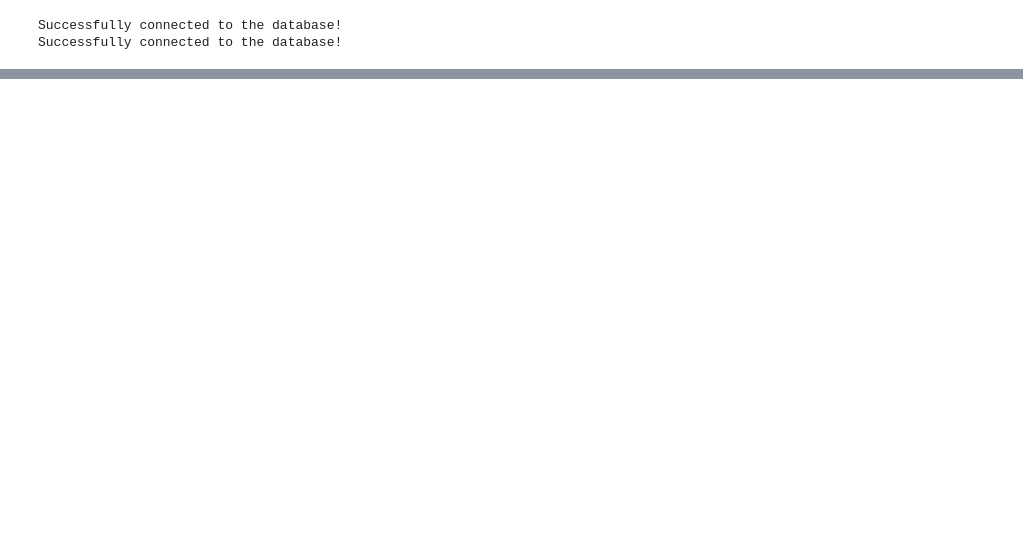
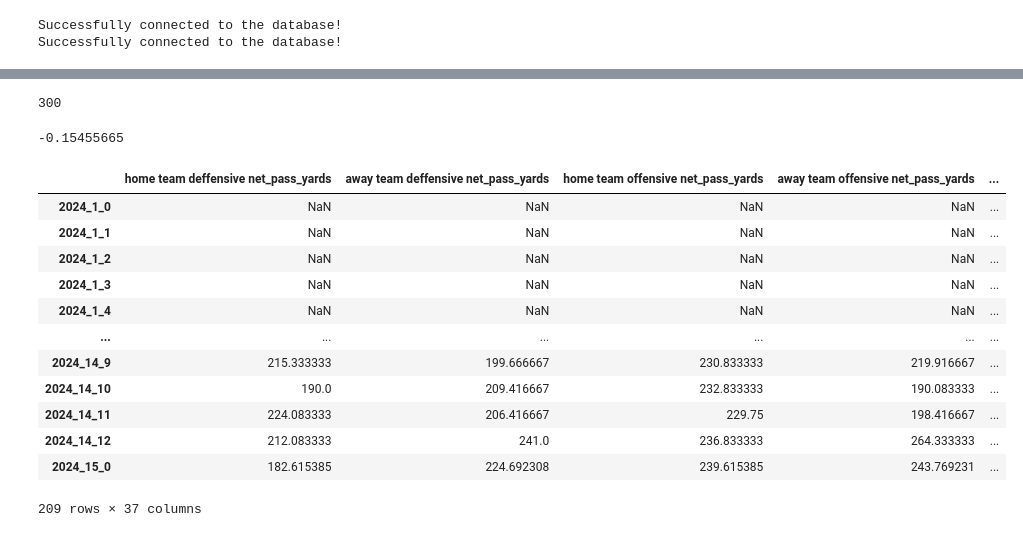
Before and after one commit to johnpham90/NFL_Model, a Jupyter notebook: notebooks/nfl_model.ipynb, the cells around one changed output, grey strips where cells are left out. Saved outputs shown, nothing was run; the diff lists cells and outputs as text; code cells hidden in the pictures; blank space fills up the shorter version.

```diff
--- a/notebooks/nfl_model.ipynb
+++ b/notebooks/nfl_model.ipynb
@@ -67,0 +67,5 @@ plt.show()
+# %%
+strategy_dict_update=[["SFO"],["DET"],[0]]
+# %%
+del nfl_model.spread_dict['2024_15']
+nfl_model.spread_dict["2024_15"]=strategy_dict_update
@@ -67,0 +78,4 @@ plt.show()
+# %%
+nfl_model.x_test=nfl_model.x_y.iloc[:,:-1].dropna().to_numpy()
+nfl_model.model_prediction(nfl_model.xg_model)
+nfl_model.x_test
@@ -67,0 +94,24 @@ plt.show()
+# %%
+nfl_model.xg_model.n_estimators
+# %% [output]
+300
+# %%
+nfl_model.predictions[-1]
+# %% [output]
+-0.15455665
+# %%
+nfl_model.x_y
+# %% [output]
+|  | home team deffensive net_pass_yards | away team deffensive net_pass_yards | home team offensive net_pass_yards | away team offensive net_pass_yards | ... |
+| 2024_1_0 | NaN | NaN | NaN | NaN | ... |
+| 2024_1_1 | NaN | NaN | NaN | NaN | ... |
+| 2024_1_2 | NaN | NaN | NaN | NaN | ... |
+| 2024_1_3 | NaN | NaN | NaN | NaN | ... |
+| 2024_1_4 | NaN | NaN | NaN | NaN | ... |
+| ... | ... | ... | ... | ... | ... |
+| 2024_14_9 | 215.333333 | 199.666667 | 230.833333 | 219.916667 | ... |
+| 2024_14_10 | 190.0 | 209.416667 | 232.833333 | 190.083333 | ... |
+| 2024_14_11 | 224.083333 | 206.416667 | 229.75 | 198.416667 | ... |
+| 2024_14_12 | 212.083333 | 241.0 | 236.833333 | 264.333333 | ... |
+| 2024_15_0 | 182.615385 | 224.692308 | 239.615385 | 243.769231 | ... |
+209 rows × 37 columns
```
Also changed, not shown: parts of 12 cells of this notebook, 1 other file.
